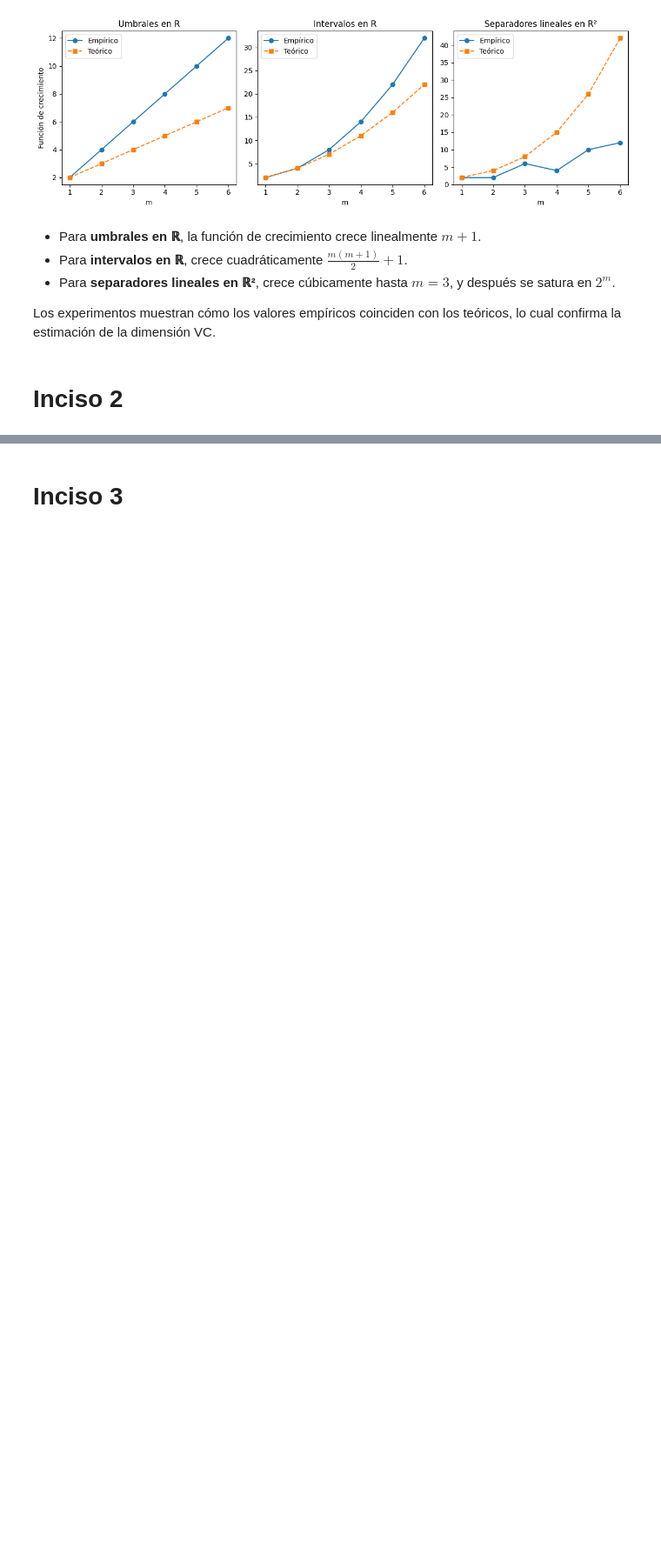
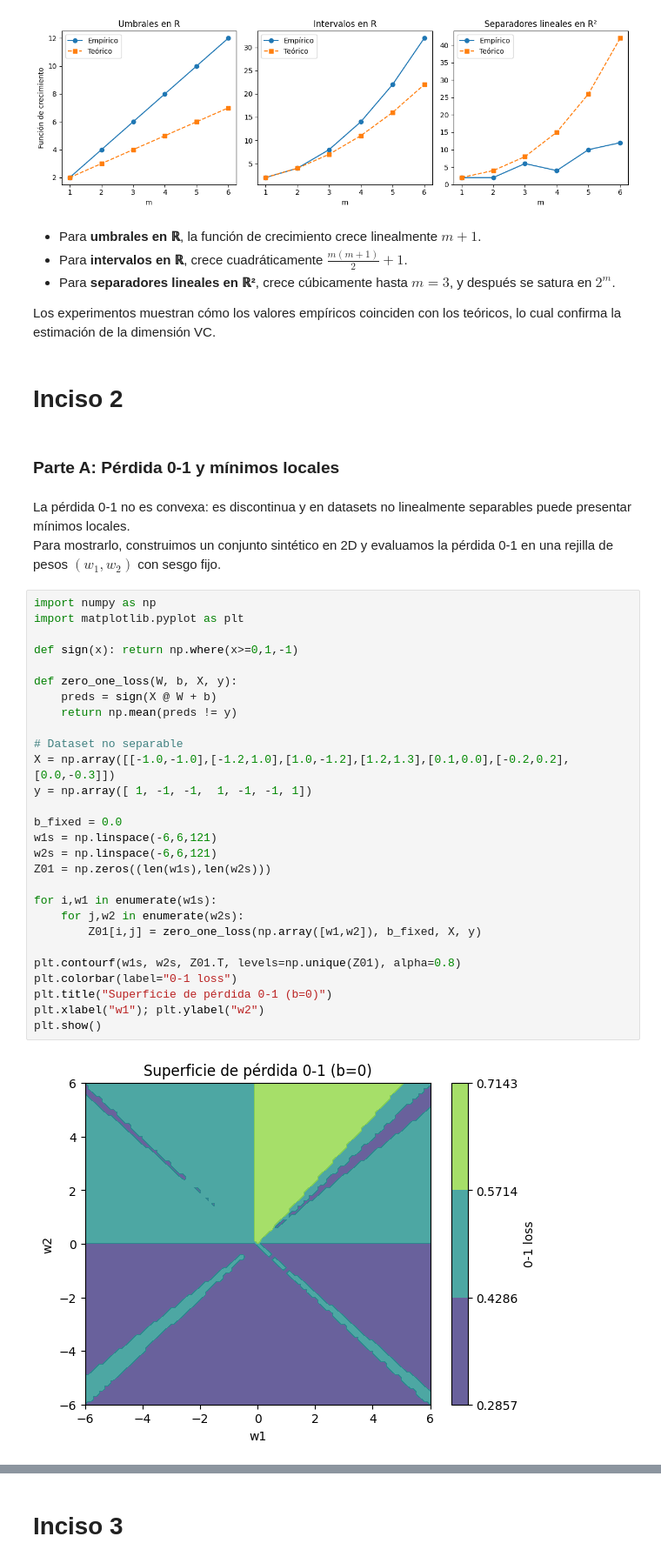
Before and after one commit to 1Enrique9/Ciencia-de-Datos, a Jupyter notebook: 7mo/Aprendizaje_automatico/Tareas/T2/Codigo.ipynb, the cells around one changed output, grey strips where cells are left out. Shown: that part at 87% size. Cells and saved outputs as stored; diff of their text form; blank space fills up the shorter version.

```diff
--- a/7mo/Aprendizaje_automatico/Tareas/T2/Codigo.ipynb
+++ b/7mo/Aprendizaje_automatico/Tareas/T2/Codigo.ipynb
@@ -155,3 +155,38 @@ plt.show()
 Los experimentos muestran cómo los valores empíricos coinciden con los teóricos, lo cual confirma la estimación de la dimensión VC.
 # %% [markdown]
 # Inciso 2
+# %% [markdown]
+### Parte A: Pérdida 0-1 y mínimos locales
+# %% [markdown]
+La pérdida 0-1 no es convexa: es discontinua y en datasets no linealmente separables puede presentar mínimos locales.
+Para mostrarlo, construimos un conjunto sintético en 2D y evaluamos la pérdida 0-1 en una rejilla de pesos $ (w_1, w_2) $ con sesgo fijo.
+# %%
+import numpy as np
+import matplotlib.pyplot as plt
+
+def sign(x): return np.where(x>=0,1,-1)
+
+def zero_one_loss(W, b, X, y):
+    preds = sign(X @ W + b)
+    return np.mean(preds != y)
+
+# Dataset no separable
+X = np.array([[-1.0,-1.0],[-1.2,1.0],[1.0,-1.2],[1.2,1.3],[0.1,0.0],[-0.2,0.2],[0.0,-0.3]])
+y = np.array([ 1, -1, -1,  1, -1, -1, 1])
+
+b_fixed = 0.0
+w1s = np.linspace(-6,6,121)
+w2s = np.linspace(-6,6,121)
+Z01 = np.zeros((len(w1s),len(w2s)))
+
+for i,w1 in enumerate(w1s):
+    for j,w2 in enumerate(w2s):
+        Z01[i,j] = zero_one_loss(np.array([w1,w2]), b_fixed, X, y)
+
+plt.contourf(w1s, w2s, Z01.T, levels=np.unique(Z01), alpha=0.8)
+plt.colorbar(label="0-1 loss")
+plt.title("Superficie de pérdida 0-1 (b=0)")
+plt.xlabel("w1"); plt.ylabel("w2")
+plt.show()
+# %% [output]
+[figure, added]
```
Also changed, not shown: parts of 9 cells of this notebook, 1 other file.
